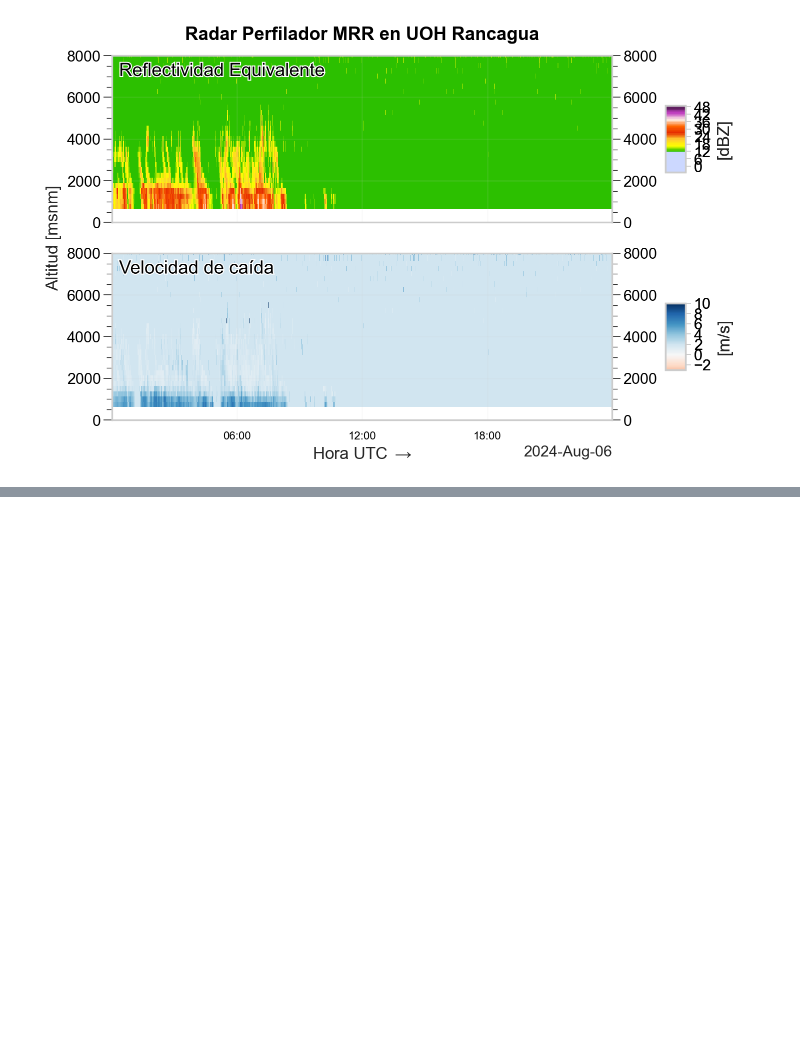
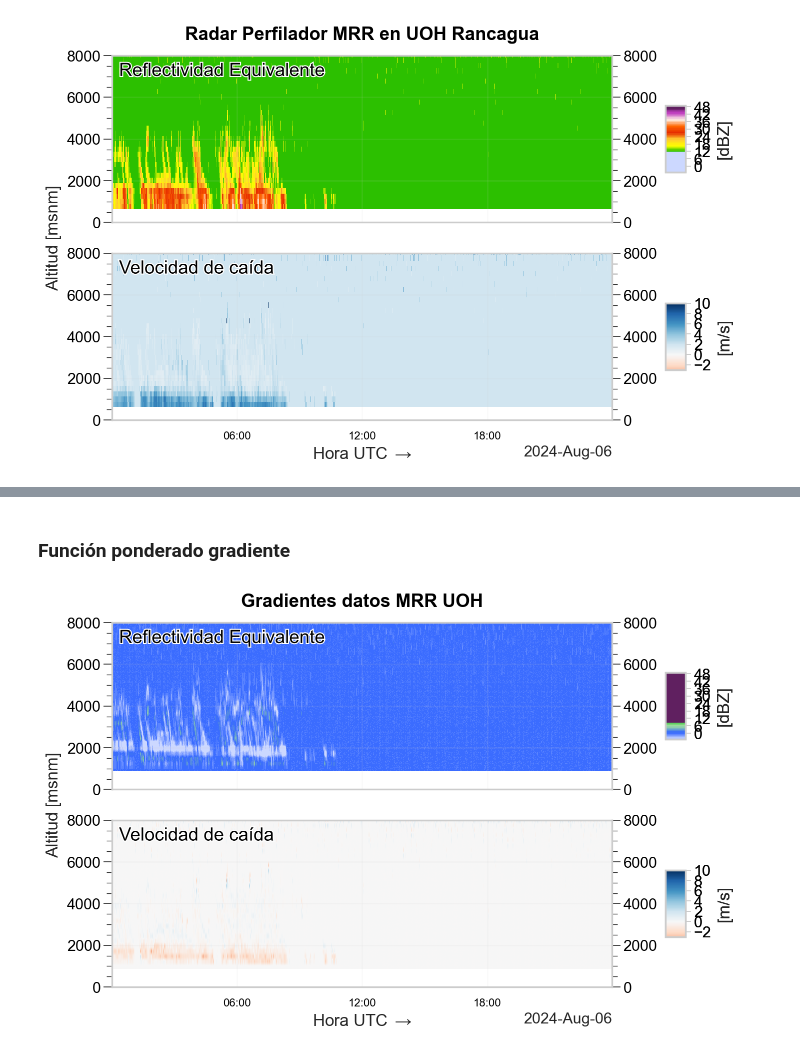
Before and after one commit to Ynoc01/RadarVisualisation, a Jupyter notebook: PlotRadar/Isoterma_cero.ipynb, the cells around one changed output, grey strips where cells are left out. Saved outputs shown, nothing was run; the diff lists cells and outputs as text; code cells hidden in the pictures; blank space fills up the shorter version.

```diff
--- a/PlotRadar/Isoterma_cero.ipynb
+++ b/PlotRadar/Isoterma_cero.ipynb
@@ -208,0 +518,47 @@ plot_mrr2(xlim,pd.to_datetime(ds.time.values) , heights, Ze_filtered, Vf=Vf_filt
+# %% [markdown]
+### Función ponderado gradiente
+# %%
+def detectar_isoterma_cero_ponderado(gradiente, altura_inicial):
+    resultados = []
+    altura_actual = altura_inicial
+    gradiente = gradiente + (np.abs(gradiente.min()) + 1)  #se amplifican todos los valores al (minimo + 1) para evitar problemas con casos <0
+    gradientes_ponderados = []
+    ponderador_distancia = 5
+
+    for t in range(gradiente.shape[1]):
+        #Factor ponderado
+        distancias = np.abs(heights_ajustado - altura_actual) #aun no se actualiza la altura actual, así que es la del paso anterior. Como es solo 1D, es esa norma
+        distancias_normalizadas = (distancias / np.max(distancias))+1
+        gradiente_t = gradiente[:,t] #gradiente de todas las alturas en tiempo t.
+        gradientes_pond = gradiente_t * (distancias_normalizadas*ponderador_distancia)
+        #Encontrar minimo
+        idx_altura = int((np.abs(heights_ajustado - altura_actual)).argmin()) # Ajuste altura ingresada con valor correspondiente
+        gradiente_minimo = gradientes_pond[idx_altura]
+        altura_minima = heights_ajustado[idx_altura].values
+        idx_superior = max(idx_altura - 1, 0)
+        idx_inferior = min(idx_altura + 1, len(heights_ajustado) - 1)
+
+        for i in range(idx_superior, idx_inferior + 1):
+            if gradientes_pond[i] < gradiente_minimo:
+                gradiente_minimo = gradientes_pond[i]
+                altura_minima = heights_ajustado[i].values
+
+        altura_actual = altura_minima
+
+        resultados.append({
+            "iter": t,
+            "altura_minima": altura_actual,
+            "gradiente_minimo": gradiente_minimo
+        })
+        gradientes_ponderados.append(gradientes_pond)
+
+    return resultados, np.array(gradientes_ponderados)
+# %%
+#PRUEBA CON GRADIENTES PONDERADOS
+
+resultados_isoterma_Ze, gradiente_pond_Ze = detectar_isoterma_cero_ponderado(gradiente_Ze, altura_inicial=2000)
+resultados_isoterma_Vf, gradiente_pond_Vf = detectar_isoterma_cero_ponderado(gradiente_Vf, altura_inicial=2000)
+
+plot_mrr3_imshow(xlim, new_time, heights_ajustado, gradiente_Ze, Vf=gradiente_Vf, hora_local=False)
+# %% [output]
+[figure, added]
```
Also changed, not shown: parts of 14 cells of this notebook.
